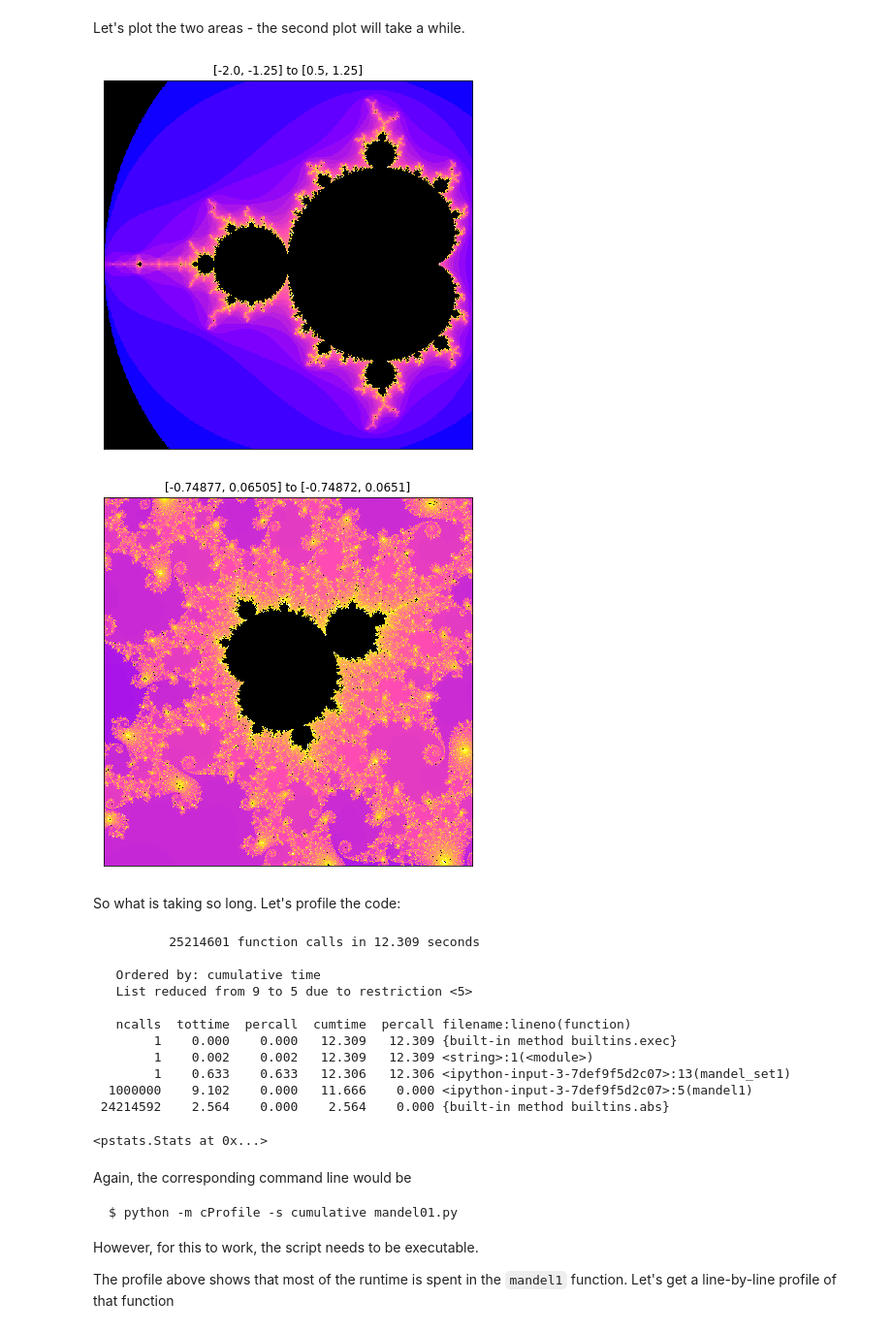
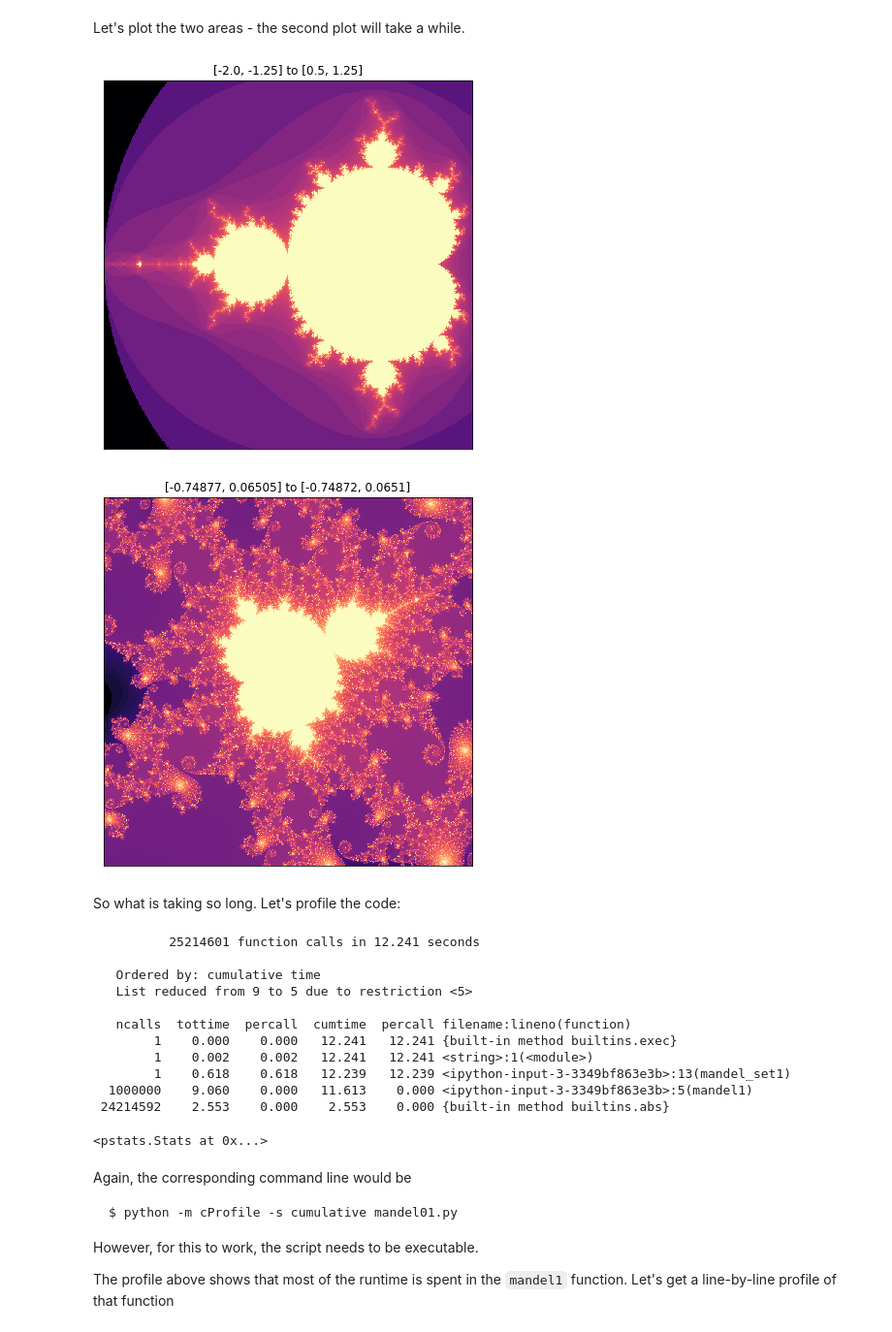
Before and after one commit to NIH-HPC/python-in-hpc, a Jupyter notebook: profiling_and_optimizing/profile_and_optimize_mandelbrot.ipynb, the cells around one changed output. Shown at 97% size. Drawn from its saved outputs; the diff is of its cells as text; code cells hidden in the pictures.

Commit message:
changed color map and fixed return value when maxiter is reached

```diff
--- a/profiling_and_optimizing/profile_and_optimize_mandelbrot.ipynb
+++ b/profiling_and_optimizing/profile_and_optimize_mandelbrot.ipynb
@@ -23,7 +23,7 @@ import mkl
 # %% [markdown]
 The plotting function draws a pretty picture which is a quick way to verify that the results returned by the various `mandel_set` function implementations are correct. The first argument is a `mandel_set` function that returns a 2D array(-like) object that can be plotted.
 # %%
-def mandelbrot_image(fun, xmin, xmax, ymin, ymax, width=7, height=7, maxiter=80, cmap='gnuplot2'):
+def mandelbrot_image(fun, xmin, xmax, ymin, ymax, width=7, height=7, maxiter=80, cmap='magma'):
     dpi = 72
     img_width = dpi * width
     img_height = dpi * height
@@ -51,7 +51,7 @@ def mandel1(c, maxiter):
         if abs(z) > 2:
             return n
         z = z*z + c
-    return 0
+    return n
 
 def mandel_set1(xmin=-2.0, xmax=0.5, ymin=-1.25, ymax=1.25, width=1000, height=1000, maxiter=80):
     r = linspace(xmin, xmax, width)
@@ -88,11 +88,11 @@ Let's plot the two areas - the second plot will take a while.
 # %%
 mandelbrot_image(mandel_set1, -2.0, 0.5, -1.25, 1.25)
 # %% [output]
-[figure, old version]
+[figure, new version]
 # %%
-mandelbrot_image(mandel_set1, -0.74877,-0.74872,0.06505,0.06510,maxiter=2048,cmap='gnuplot2')
+mandelbrot_image(mandel_set1, -0.74877,-0.74872,0.06505,0.06510,maxiter=2048)
 # %% [output]
-[figure, old version]
+[figure, new version]
 # %% [markdown]
 So what is taking so long. Let's profile the code:
 # %%
@@ -100,17 +100,17 @@ p = %prun -r -q mandel_set1()
 p.stream = sys.stdout
 p.sort_stats('cumulative').print_stats(5)
 # %% [output]
-          25214601 function calls in 12.309 seconds
+          25214601 function calls in 12.241 seconds
 
    Ordered by: cumulative time
    List reduced from 9 to 5 due to restriction <5>
 
    ncalls  tottime  percall  cumtime  percall filename:lineno(function)
-        1    0.000    0.000   12.309   12.309 {built-in method builtins.exec}
-        1    0.002    0.002   12.309   12.309 <string>:1(<module>)
-        1    0.633    0.633   12.306   12.306 <ipython-input-3-7def9f5d2c07>:13(mandel_set1)
-  1000000    9.102    0.000   11.666    0.000 <ipython-input-3-7def9f5d2c07>:5(mandel1)
- 24214592    2.564    0.000    2.564    0.000 {built-in method builtins.abs}
+        1    0.000    0.000   12.241   12.241 {built-in method builtins.exec}
+        1    0.002    0.002   12.241   12.241 <string>:1(<module>)
+        1    0.618    0.618   12.239   12.239 <ipython-input-3-3349bf863e3b>:13(mandel_set1)
+  1000000    9.060    0.000   11.613    0.000 <ipython-input-3-3349bf863e3b>:5(mandel1)
+ 24214592    2.553    0.000    2.553    0.000 {built-in method builtins.abs}
 <pstats.Stats at 0x...>
 # %% [markdown]
 Again, the corresponding command line would be
```
Also changed, not shown: parts of 38 cells of this notebook, 2 other files.
